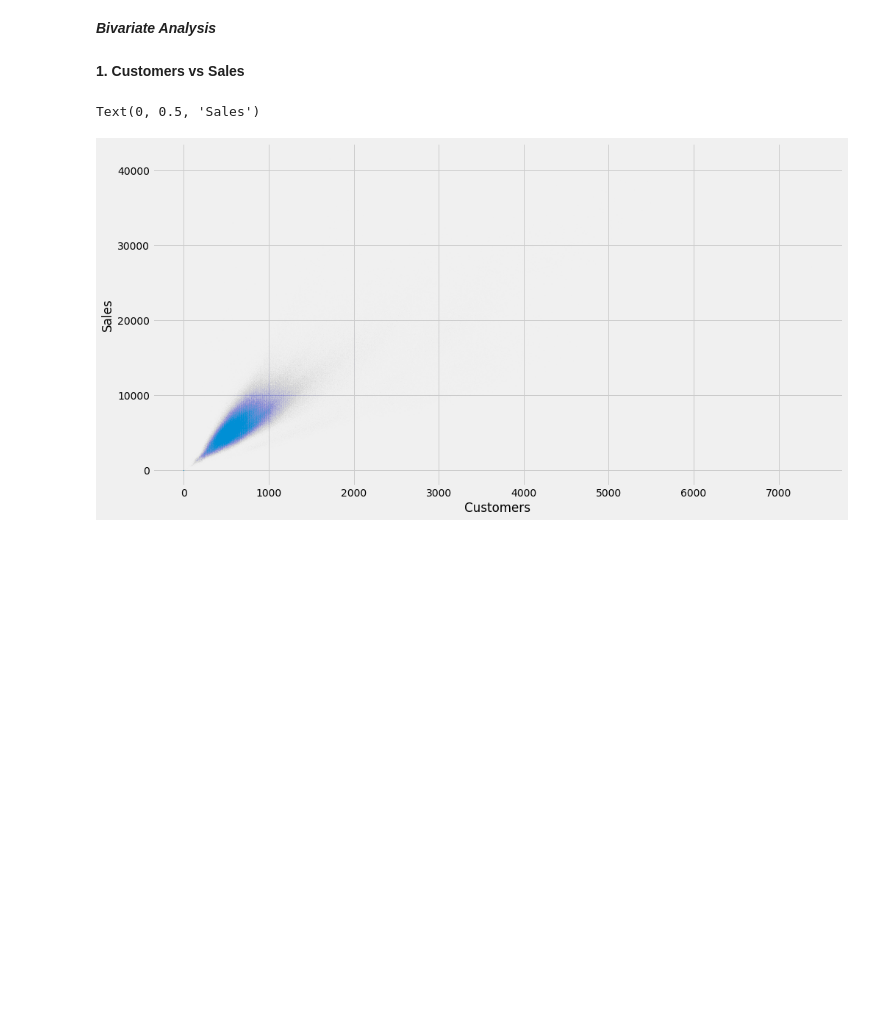
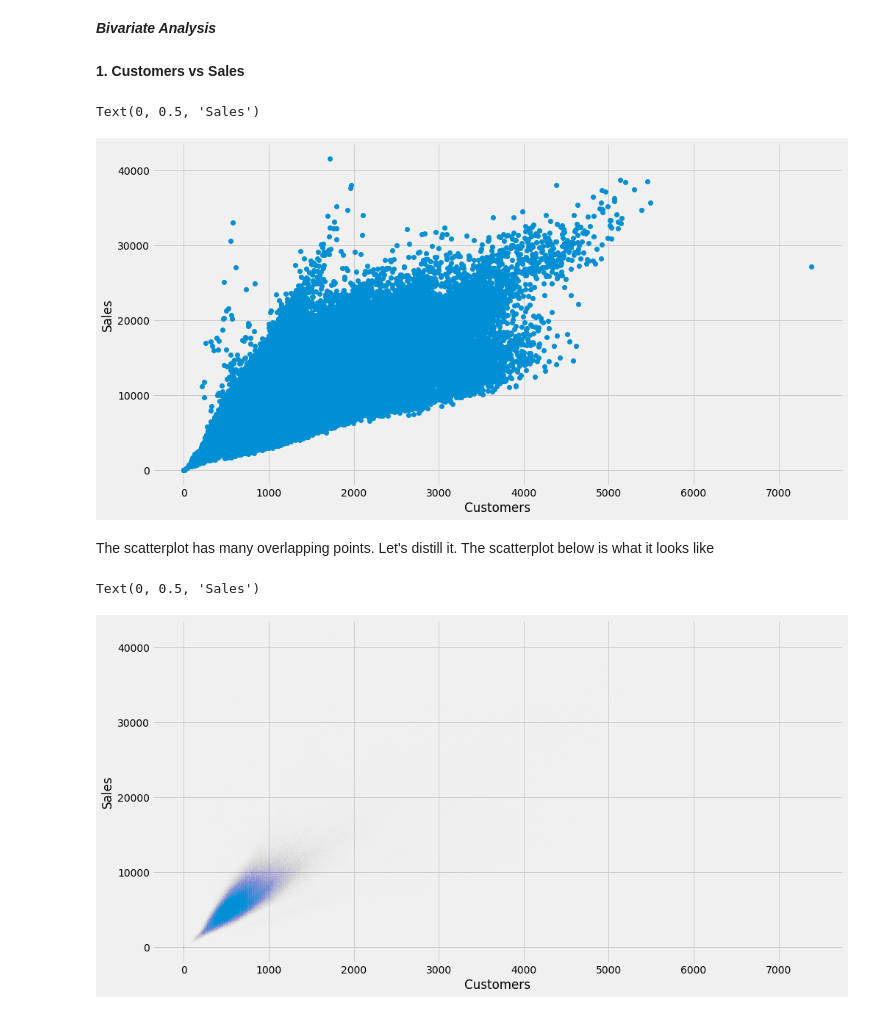
Before and after one commit to ritiknayakzz/Rossmann-Sales-Prediction-Regression-Project, a Jupyter notebook: Regression_Capstone_Project_(Rossmann_Sales_Prediction)_Ritik_Prakash_Nayak.ipynb, the cells around one changed output. Cells and saved outputs as stored; diff of their text form; code cells hidden in the pictures; blank space fills up the shorter version.

```diff
--- a/Regression_Capstone_Project_(Rossmann_Sales_Prediction)_Ritik_Prakash_Nayak.ipynb
+++ b/Regression_Capstone_Project_(Rossmann_Sales_Prediction)_Ritik_Prakash_Nayak.ipynb
@@ -383,6 +455,15 @@ sns.histplot(x = np.sqrt(df[df['Sales'] > 0]['Sales']))
 ***Bivariate Analysis***
 # %% [markdown]
 **1. Customers vs Sales**
+# %%
+plt.plot(df['Customers'], df['Sales'], 'o')
+plt.xlabel("Customers")
+plt.ylabel("Sales")
+# %% [output]
+Text(0, 0.5, 'Sales')
+[figure, added]
+# %% [markdown]
+The scatterplot has many overlapping points. Let's distill it. The scatterplot below is what it looks like
 # %%
 plt.plot(df['Customers'], df['Sales'], 'o', alpha = 0.01, markersize = 0.08)
 plt.xlabel("Customers")
```
Also changed, not shown: parts of 181 cells of this notebook.
